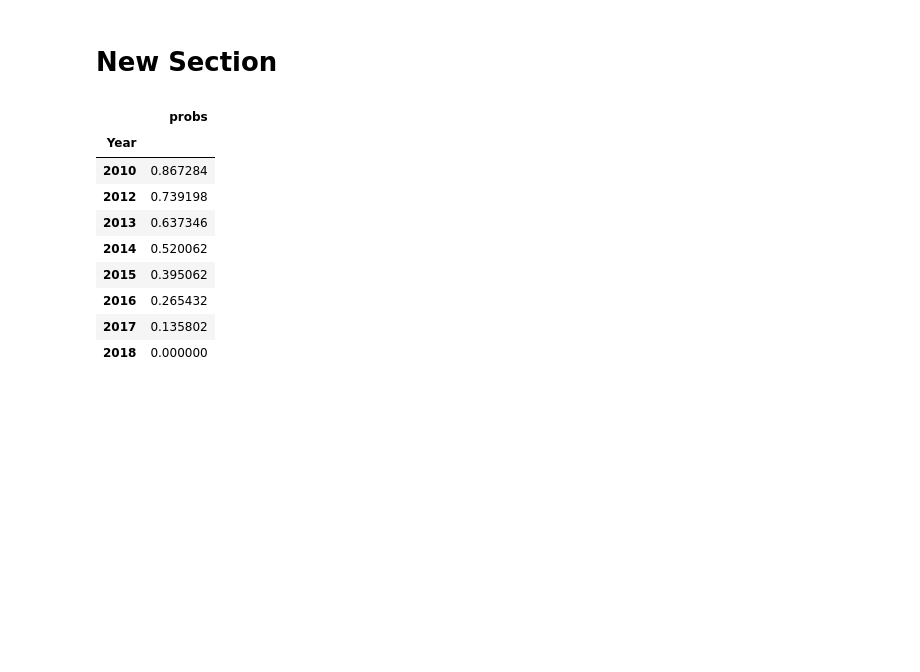
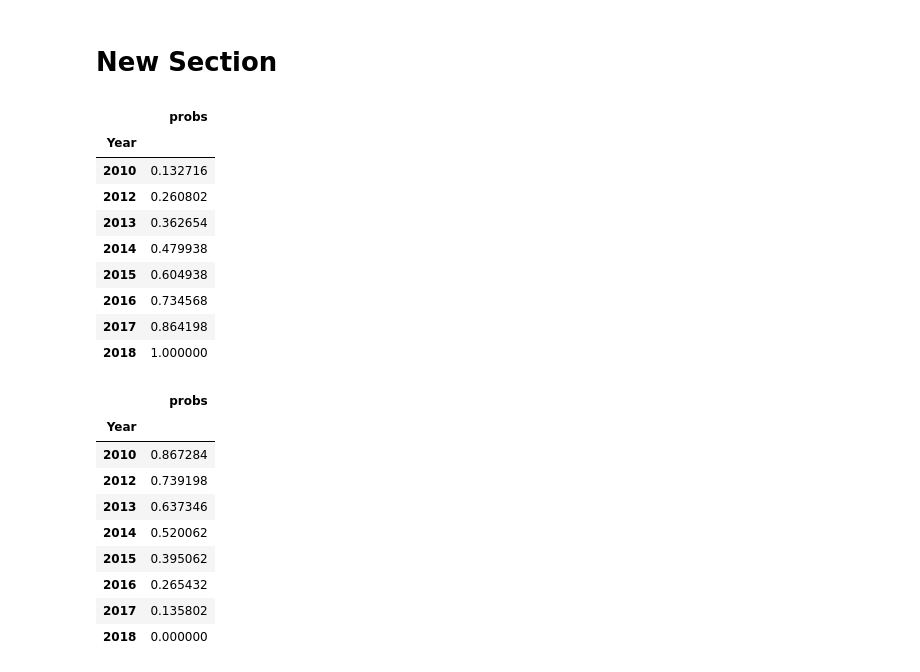
Before and after one commit to narayanan-nithya/FGM_Predictive-Analysis, a Jupyter notebook: FGM_Survival_Analysis.ipynb, the cells around one changed output. Cells and saved outputs as stored; diff of their text form; code cells hidden in the pictures; blank space fills up the shorter version.

```diff
--- a/FGM_Survival_Analysis.ipynb
+++ b/FGM_Survival_Analysis.ipynb
@@ -81,6 +90,20 @@ decorate(xlabel='Number Of Years',
 [figure]
 # %% [markdown]
 # New Section
+# %%
+cdf = pmf.make_cdf()
+cdf
+# %% [output]
+|  | probs |
+| Year |  |
+| 2010 | 0.132716 |
+| 2012 | 0.260802 |
+| 2013 | 0.362654 |
+| 2014 | 0.479938 |
+| 2015 | 0.604938 |
+| 2016 | 0.734568 |
+| 2017 | 0.864198 |
+| 2018 | 1.000000 |
 # %%
 #calling the survival function to create the survival curve. surv function is the cumulative sum of the cdf.
 surv = cdf.make_surv()
```
Also changed, not shown: parts of 5 cells of this notebook.
